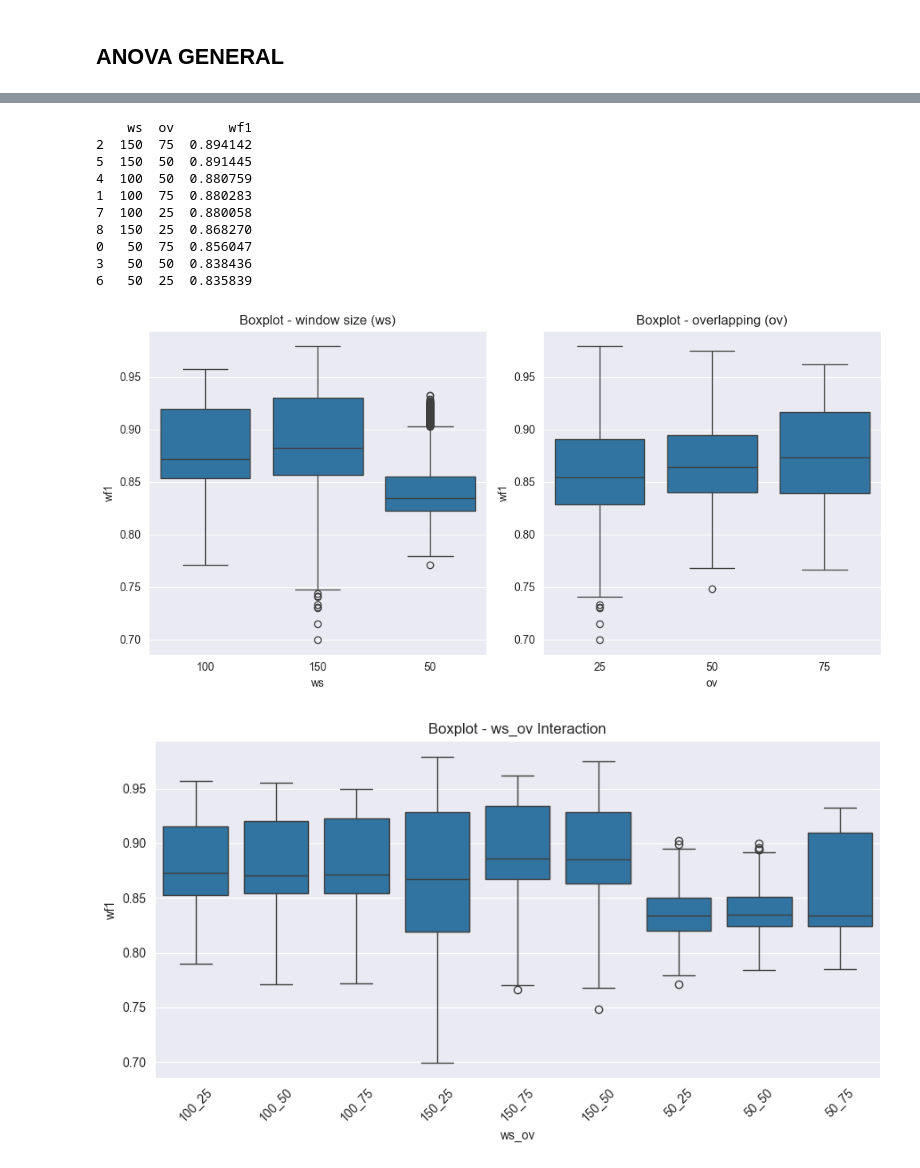
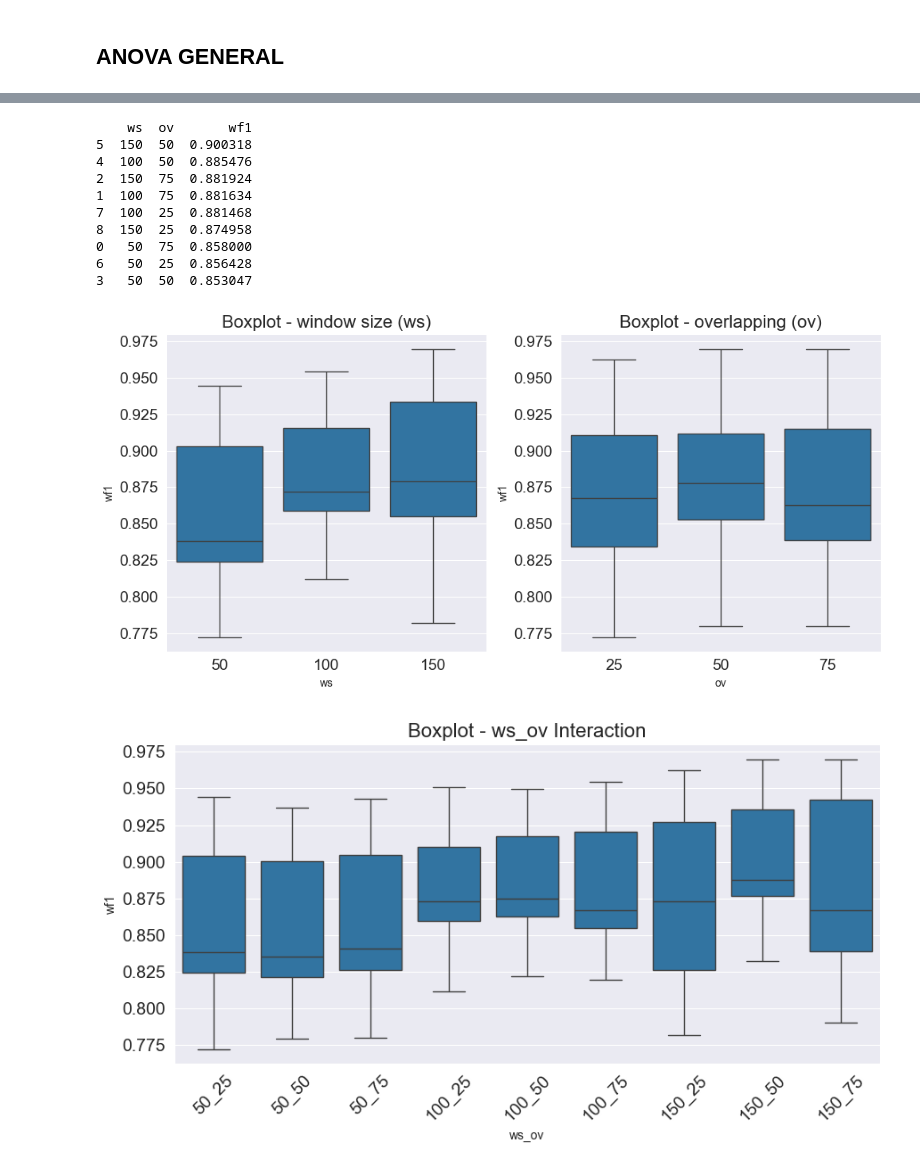
Before and after one commit to neilnathanhidalgo/Tesis, a Jupyter notebook: jupyter/ANOVA_v2.ipynb, the cells around one changed output, grey strips where cells are left out. Cells and saved outputs as stored; diff of their text form; code cells hidden in the pictures.

```diff
--- a/jupyter/ANOVA_v2.ipynb
+++ b/jupyter/ANOVA_v2.ipynb
@@ -10,5 +11,5 @@ import seaborn as sns
 # %%
-data = pd.read_csv("../data/models_result.csv")
+data = pd.read_csv("../data/outputs/bootstrapping/bootstrapping_all.csv")
 
 
 data['ws']=data['ws'].astype(str)
@@ -170,0 +267,37 @@ TEST DE TUKEY
+# %%
+data['comb'] = 'ws:' + data['ws'].astype(str) + ' - ov:' + data['ov'].astype(str)
+
+# Definir el orden deseado
+orden_deseado = [
+    'ws:50 - ov:25', 'ws:50 - ov:50', 'ws:50 - ov:75',
+    'ws:100 - ov:25', 'ws:100 - ov:50', 'ws:100 - ov:75',
+    'ws:150 - ov:25', 'ws:150 - ov:50', 'ws:150 - ov:75'
+]
+
+# Convertir a categoría ordenada
+data['comb'] = pd.Categorical(data['comb'], categories=orden_deseado, ordered=True)
+
+# Ejecutar el test de Tukey
+print("\nTEST DE TUKEY")
+tukey = pairwise_tukeyhsd(endog=data['wf1'], groups=data['comb'], alpha=0.05)
+print(tukey)
+
+# Calcular medias e intervalos de confianza
+means = data.groupby('comb')['wf1'].mean().sort_index()
+group_stats = data.groupby('comb').apply(lambda x: DescrStatsW(x['wf1']))
+ci_bounds = group_stats.apply(lambda x: x.tconfint_mean())
+
+# Graficar con error bars azules
+plt.figure(figsize=(10, 6))
+for i, group in enumerate(orden_deseado):
+    mean = means.loc[group]
+    ci = ci_bounds.loc[group]
+    plt.errorbar(mean, group, xerr=[[mean - ci[0]], [ci[1] - mean]],
+                 fmt='o', color='blue', ecolor='blue', elinewidth=2, capsize=4)
+
+plt.xlabel("Weighted F1-Score", fontsize=14)
+plt.ylabel("Combinación (ws - ov)", fontsize=14)
+plt.tick_params(axis='both', labelsize=14)
+plt.grid(True, linestyle='--', alpha=0.5)
+plt.tight_layout()
+plt.show()
@@ -282,15 +436,15 @@ configuraciones_ordenadas = configuraciones.sort_values(by='wf1', ascending=Fals
 print(configuraciones_ordenadas)
 # %% [output]
     ws  ov       wf1
-2  150  75  0.894142
-5  150  50  0.891445
-4  100  50  0.880759
-1  100  75  0.880283
-7  100  25  0.880058
-8  150  25  0.868270
-0   50  75  0.856047
-3   50  50  0.838436
-6   50  25  0.835839
+5  150  50  0.900318
+4  100  50  0.885476
+2  150  75  0.881924
+1  100  75  0.881634
+7  100  25  0.881468
+8  150  25  0.874958
+0   50  75  0.858000
+6   50  25  0.856428
+3   50  50  0.853047
 # %%
 # Crear figuras
 plt.figure(figsize=(15, 5))
@@ -298,27 +452,30 @@ plt.figure(figsize=(15, 5))
 # Boxplot para 'ws'
 plt.subplot(1, 3, 1)
 sns.boxplot(x="ws", y="wf1", data=data)
-plt.title("Boxplot - window size (ws)")
+plt.title("Boxplot - window size (ws)", fontsize=16)
+plt.tick_params(axis='both', labelsize=14)
 
 # Boxplot para 'ov'
 plt.subplot(1, 3, 2)
 sns.boxplot(x="ov", y="wf1", data=data)
-plt.title("Boxplot - overlapping (ov)")
+plt.title("Boxplot - overlapping (ov)", fontsize=16)
+plt.tick_params(axis='both', labelsize=14)
 
 # Mostrar las gráficas
 plt.tight_layout()
 plt.show()
 # %% [output]
-[figure, old version]
+[figure, new version]
 # %%
 # Boxplot para la interacción 'ws_ov'
 plt.figure(figsize=(9, 5))
 sns.boxplot(x="ws_ov", y="wf1", data=data)
 plt.xticks(rotation=45)
-plt.title("Boxplot - ws_ov Interaction")
+plt.title("Boxplot - ws_ov Interaction", fontsize=16)
+plt.tick_params(axis='both', labelsize=14)
 
 # Mostrar las gráficas
 plt.tight_layout()
 plt.show()
 # %% [output]
-[figure, old version]
+[figure, new version]
```
Also changed, not shown: parts of 14 cells of this notebook, 6 other files.
